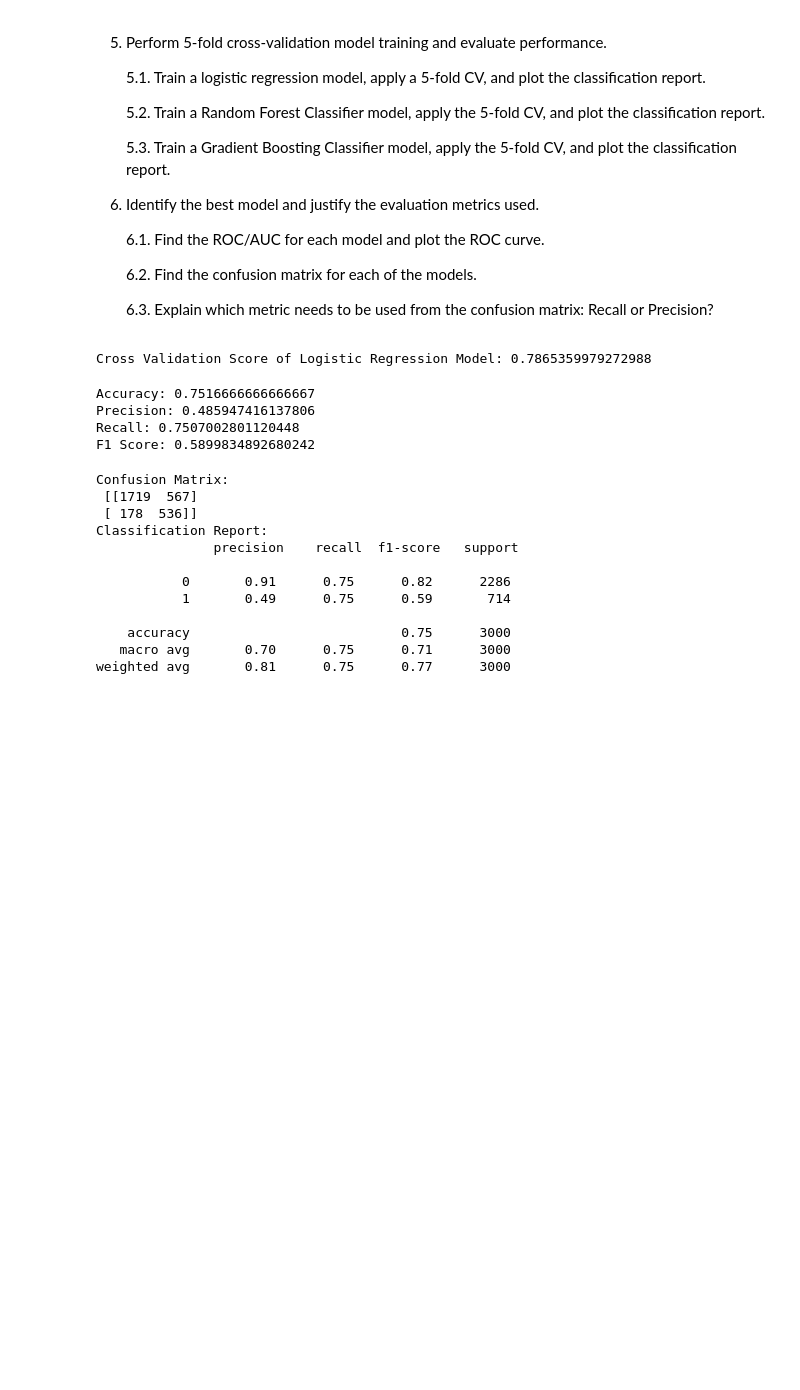
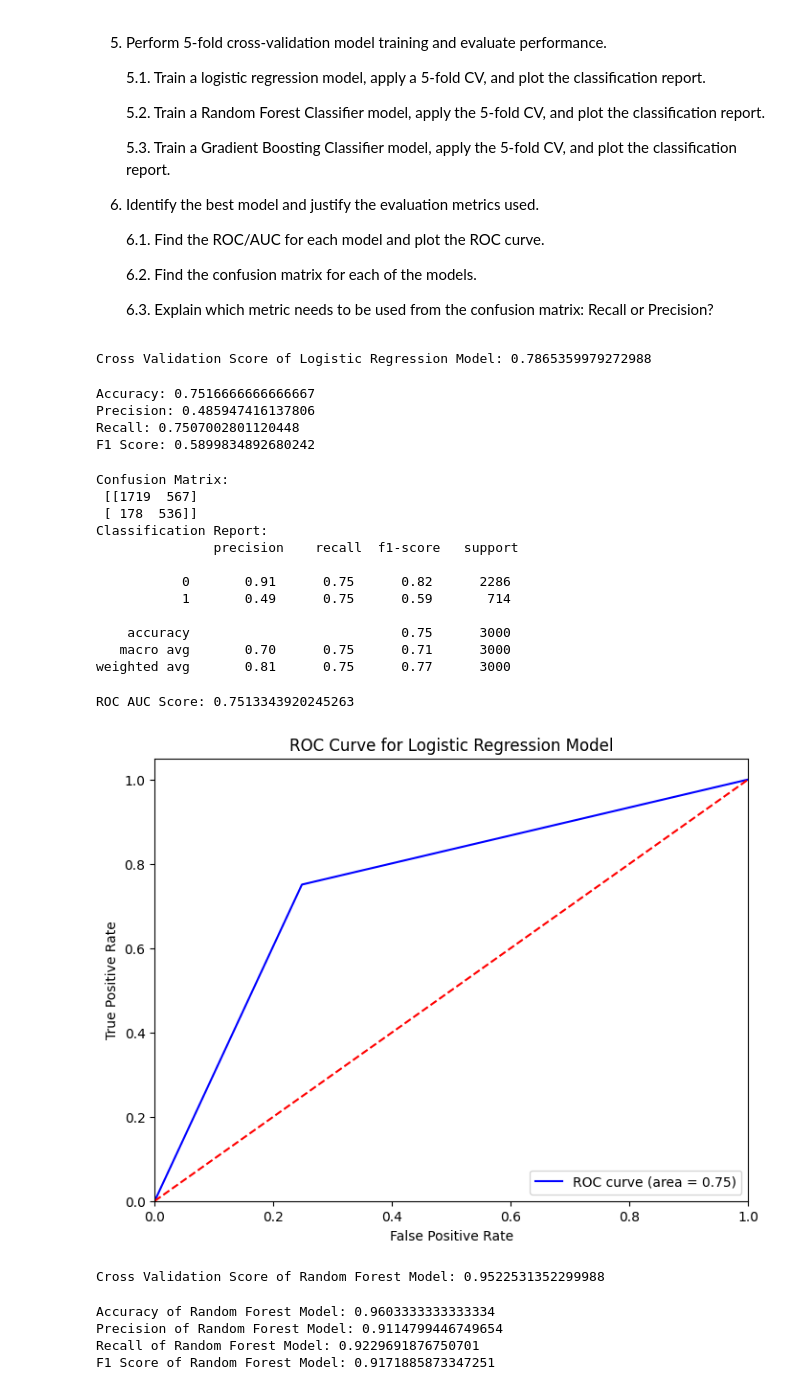
Before and after one commit to srinipar/AILabs, a Jupyter notebook: AIMLIIT/Projects/ML_Employee Turnover Analytics/Employee_TurnoverAnalysis.ipynb, the cells around one changed output. Saved outputs shown, nothing was run; the diff lists cells and outputs as text; code cells hidden in the pictures; blank space fills up the shorter version.

```diff
--- a/AIMLIIT/Projects/ML_Employee Turnover Analytics/Employee_TurnoverAnalysis.ipynb
+++ b/AIMLIIT/Projects/ML_Employee Turnover Analytics/Employee_TurnoverAnalysis.ipynb
@@ -394,3 +394,52 @@ Classification Report:
     accuracy                           0.75      3000
    macro avg       0.70      0.75      0.71      3000
 weighted avg       0.81      0.75      0.77      3000
+# %%
+#print roc auc score of the logistic regression model
+from sklearn.metrics import roc_auc_score
+roc_auc=roc_auc_score(y_test, y_pred_log_reg)
+print("ROC AUC Score:", roc_auc)
+# %% [output]
+ROC AUC Score: 0.7513343920245263
+# %%
+#print the roc curve of the logistic regression model
+from sklearn.metrics import roc_curve, auc
+fpr, tpr, thresholds = roc_curve(y_test, y_pred_log_reg)
+plt.figure(figsize=(8, 6))
+plt.plot(fpr, tpr, color='blue', label='ROC curve (area = %0.2f)' % roc_auc)
+plt.plot([0, 1], [0, 1], color='red', linestyle='--')
+plt.xlim([0.0, 1.0])
+plt.ylim([0.0, 1.05])
+plt.xlabel('False Positive Rate')
+plt.ylabel('True Positive Rate')
+plt.title('ROC Curve for Logistic Regression Model')
+plt.legend(loc="lower right")
+plt.show()
+# %% [output]
+[figure, added]
+# %%
+#Apply Random Forest Classifier to the data
+rf_model = RandomForestClassifier(max_depth=5, random_state=42)
+#print cv score of the random forest model
+rf_cv_scores = cross_val_score(rf_model, X_train_upscaled, y_train_upscaled, cv=5).mean()
+print("Cross Validation Score of Random Forest Model:", rf_cv_scores)
+# %% [output]
+Cross Validation Score of Random Forest Model: 0.9522531352299988
+# %%
+#fit & predict the random forest model
+rf_model.fit(X_train_upscaled, y_train_upscaled)
+y_pred_rf = rf_model.predict(x_test)
+#print all metrics of the random forest model
+accuracy_rf = accuracy_score(y_test, y_pred_rf)
+precision_rf= precision_score(y_test, y_pred_rf)
+recall_rf = recall_score(y_test, y_pred_rf)
+f1_rf = f1_score(y_test, y_pred_rf)
+print("Accuracy of Random Forest Model:", accuracy_rf)
+print("Precision of Random Forest Model:", precision_rf)
+print("Recall of Random Forest Model:", recall_rf)
+print("F1 Score of Random Forest Model:", f1_rf)
+# %% [output]
+Accuracy of Random Forest Model: 0.9603333333333334
+Precision of Random Forest Model: 0.9114799446749654
+Recall of Random Forest Model: 0.9229691876750701
+F1 Score of Random Forest Model: 0.9171885873347251
```
Also changed, not shown: parts of 5 cells of this notebook.
